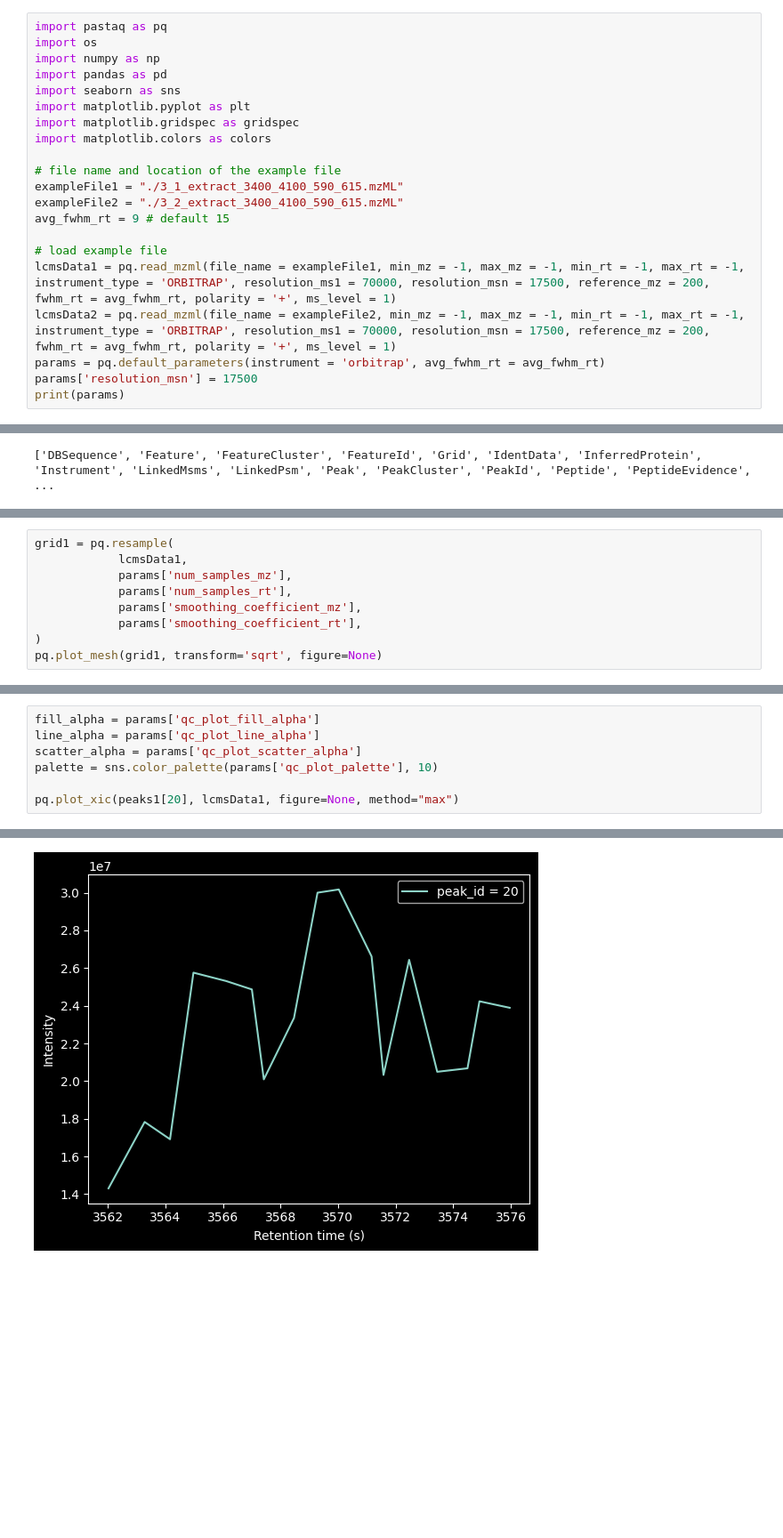
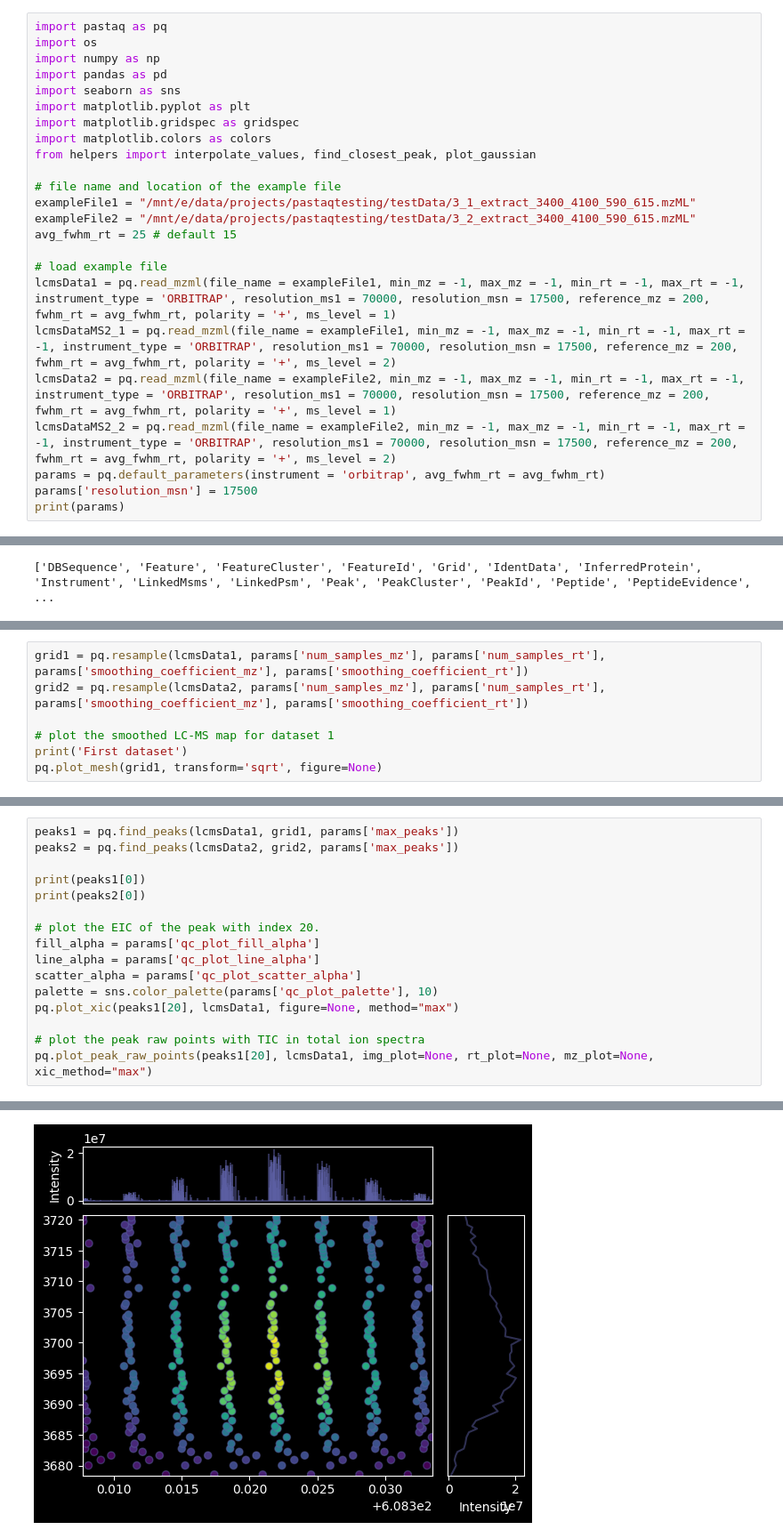
Before and after one commit to PASTAQ-MS/PASTAQ, a Jupyter notebook: examples/pastaqExamples.ipynb, the cells around one changed output, grey strips where cells are left out. Shown at 89% size. Saved outputs shown, nothing was run; the diff lists cells and outputs as text; blank space fills up the shorter version.

```diff
--- a/examples/pastaqExamples.ipynb
+++ b/examples/pastaqExamples.ipynb
@@ -13,15 +13,18 @@ import seaborn as sns
 import matplotlib.pyplot as plt
 import matplotlib.gridspec as gridspec
 import matplotlib.colors as colors
+from helpers import interpolate_values, find_closest_peak, plot_gaussian
 
 # file name and location of the example file
-exampleFile1 = "./3_1_extract_3400_4100_590_615.mzML"
-exampleFile2 = "./3_2_extract_3400_4100_590_615.mzML"
-avg_fwhm_rt = 9 # default 15
+exampleFile1 = "/mnt/e/data/projects/pastaqtesting/testData/3_1_extract_3400_4100_590_615.mzML"
+exampleFile2 = "/mnt/e/data/projects/pastaqtesting/testData/3_2_extract_3400_4100_590_615.mzML"
+avg_fwhm_rt = 25 # default 15
 
 # load example file
 lcmsData1 = pq.read_mzml(file_name = exampleFile1, min_mz = -1, max_mz = -1, min_rt = -1, max_rt = -1, instrument_type = 'ORBITRAP', resolution_ms1 = 70000, resolution_msn = 17500, reference_mz = 200, fwhm_rt = avg_fwhm_rt, polarity = '+', ms_level = 1)
+lcmsDataMS2_1 = pq.read_mzml(file_name = exampleFile1, min_mz = -1, max_mz = -1, min_rt = -1, max_rt = -1, instrument_type = 'ORBITRAP', resolution_ms1 = 70000, resolution_msn = 17500, reference_mz = 200, fwhm_rt = avg_fwhm_rt, polarity = '+', ms_level = 2)
 lcmsData2 = pq.read_mzml(file_name = exampleFile2, min_mz = -1, max_mz = -1, min_rt = -1, max_rt = -1, instrument_type = 'ORBITRAP', resolution_ms1 = 70000, resolution_msn = 17500, reference_mz = 200, fwhm_rt = avg_fwhm_rt, polarity = '+', ms_level = 1)
+lcmsDataMS2_2 = pq.read_mzml(file_name = exampleFile2, min_mz = -1, max_mz = -1, min_rt = -1, max_rt = -1, instrument_type = 'ORBITRAP', resolution_ms1 = 70000, resolution_msn = 17500, reference_mz = 200, fwhm_rt = avg_fwhm_rt, polarity = '+', ms_level = 2)
 params = pq.default_parameters(instrument = 'orbitrap', avg_fwhm_rt = avg_fwhm_rt)
 params['resolution_msn'] = 17500
 print(params)
@@ -71,10 +76,8 @@ print(dir(pq))
 # %%
-grid1 = pq.resample(
-            lcmsData1,
-            params['num_samples_mz'],
-            params['num_samples_rt'],
-            params['smoothing_coefficient_mz'],
-            params['smoothing_coefficient_rt'],
-)
+grid1 = pq.resample(lcmsData1, params['num_samples_mz'], params['num_samples_rt'], params['smoothing_coefficient_mz'], params['smoothing_coefficient_rt'])
+grid2 = pq.resample(lcmsData2, params['num_samples_mz'], params['num_samples_rt'], params['smoothing_coefficient_mz'], params['smoothing_coefficient_rt'])
+
+# plot the smoothed LC-MS map for dataset 1
+print('First dataset')
 pq.plot_mesh(grid1, transform='sqrt', figure=None)
 # %% [output]
@@ -96,8 +106,17 @@ print(features1[1:10])
 # %%
+peaks1 = pq.find_peaks(lcmsData1, grid1, params['max_peaks'])
+peaks2 = pq.find_peaks(lcmsData2, grid2, params['max_peaks'])
+
+print(peaks1[0])
+print(peaks2[0])
+
+# plot the EIC of the peak with index 20.
 fill_alpha = params['qc_plot_fill_alpha']
 line_alpha = params['qc_plot_line_alpha']
 scatter_alpha = params['qc_plot_scatter_alpha']
 palette = sns.color_palette(params['qc_plot_palette'], 10)
+pq.plot_xic(peaks1[20], lcmsData1, figure=None, method="max")
 
-pq.plot_xic(peaks1[20], lcmsData1, figure=None, method="max")
+# plot the peak raw points with TIC in total ion spectra
+pq.plot_peak_raw_points(peaks1[20], lcmsData1, img_plot=None, rt_plot=None, mz_plot=None, xic_method="max")
 # %% [output]
@@ -105 +129 @@ pq.plot_xic(peaks1[20], lcmsData1, figure=None, method="max")
-[figure, old version]
+[figure, new version]
```
Also changed, not shown: parts of 18 cells of this notebook, 1 other file.
